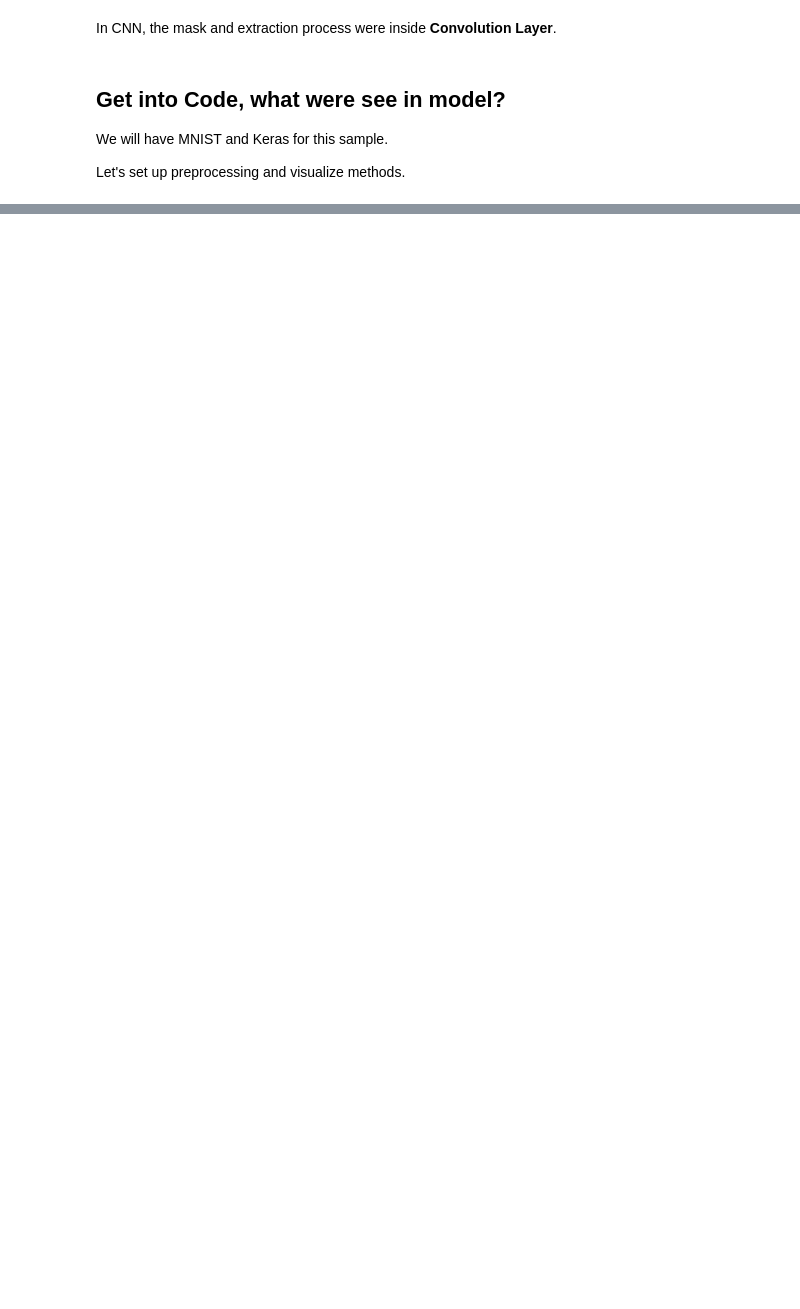
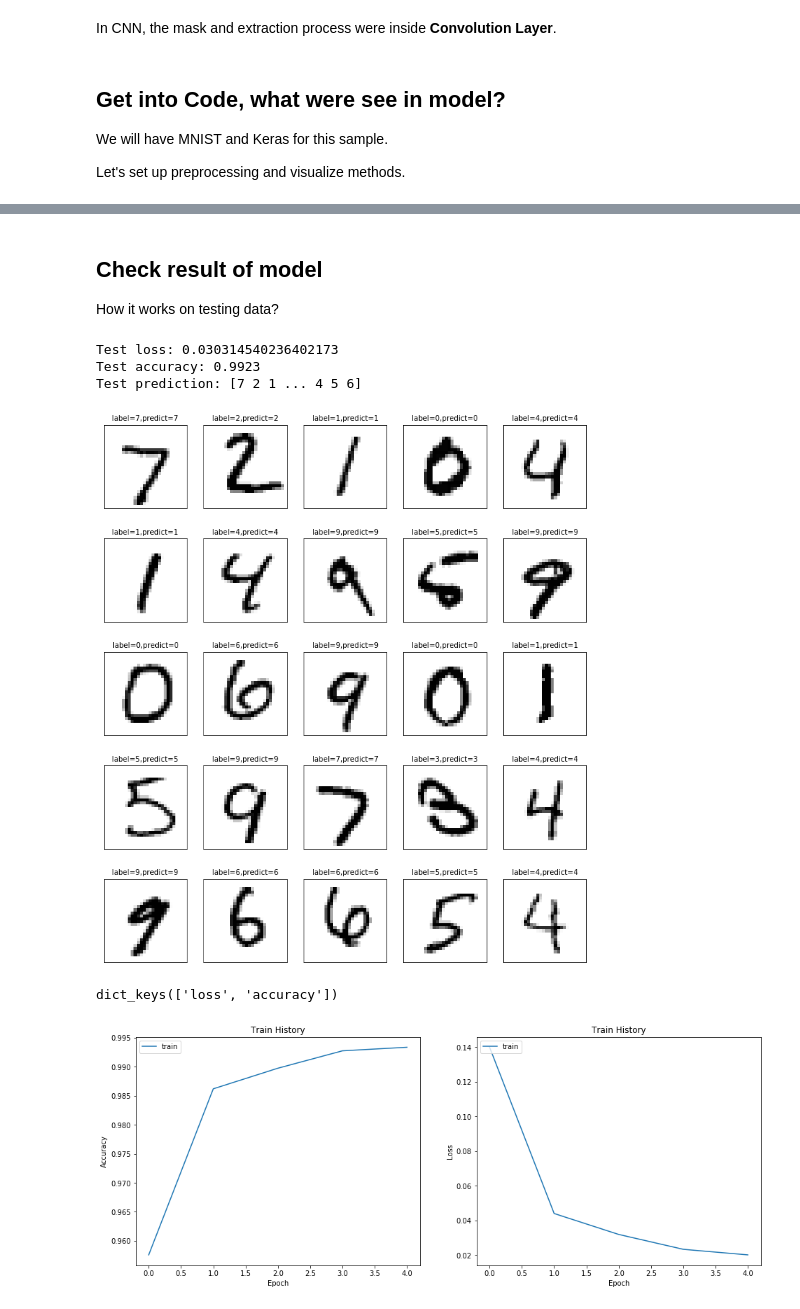
Before and after one commit to littlenine/Tutorials, a Jupyter notebook: CNN with MNIST.ipynb, the cells around one changed output, grey strips where cells are left out. Drawn from its saved outputs; the diff is of its cells as text; code cells hidden in the pictures; blank space fills up the shorter version.

```diff
--- a/CNN with MNIST.ipynb
+++ b/CNN with MNIST.ipynb
@@ -239,0 +285,30 @@ show_layers_output(model, 4, 4)
+# %% [markdown]
+## Check result of model
+
+How it works on testing data?
+# %%
+scores, acc = model.evaluate(x_test, y_test, verbose=0)
+print('Test loss:', scores)
+print('Test accuracy:', acc)
+
+prediction = model.predict_classes(x_test)
+print('Test prediction:', prediction)
+
+i = 0  # start from 0
+j = 25 # end at 25
+(_, _), (x_test_image, y_test_label) = mnist.load_data()
+plot_images_labels_prediction(x_test_image,y_test_label,prediction,i,j)
+
+#show train history
+show_train_history(history)
+
+# create confusion matrix
+import pandas as pd
+pd.crosstab(y_test_label, prediction, rownames=['label'],colnames=['predict'])
+# %% [output]
+Test loss: 0.030314540236402173
+Test accuracy: 0.9923
+Test prediction: [7 2 1 ... 4 5 6]
+[figure, added]
+dict_keys(['loss', 'accuracy'])
+[figure, added]
```
Also changed, not shown: parts of 12 cells of this notebook.
